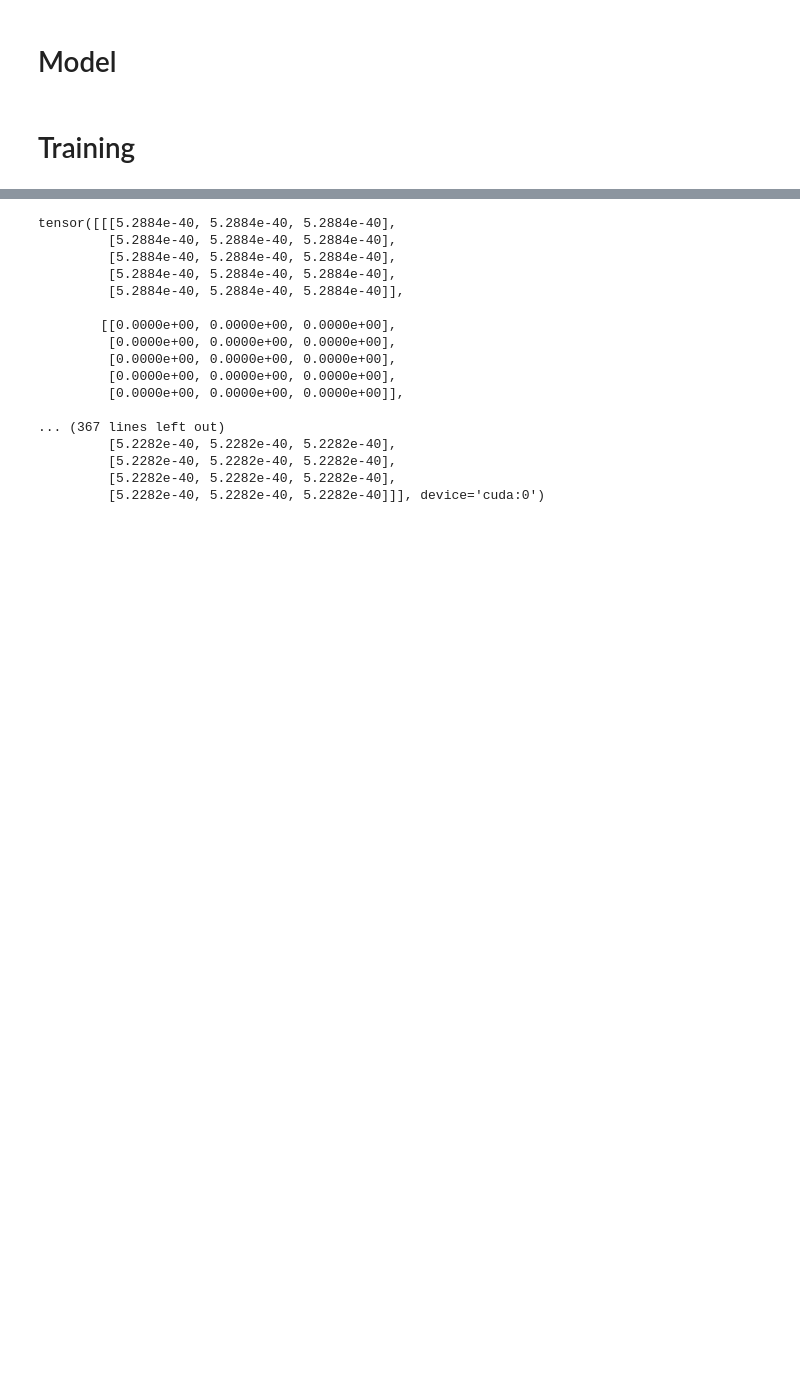
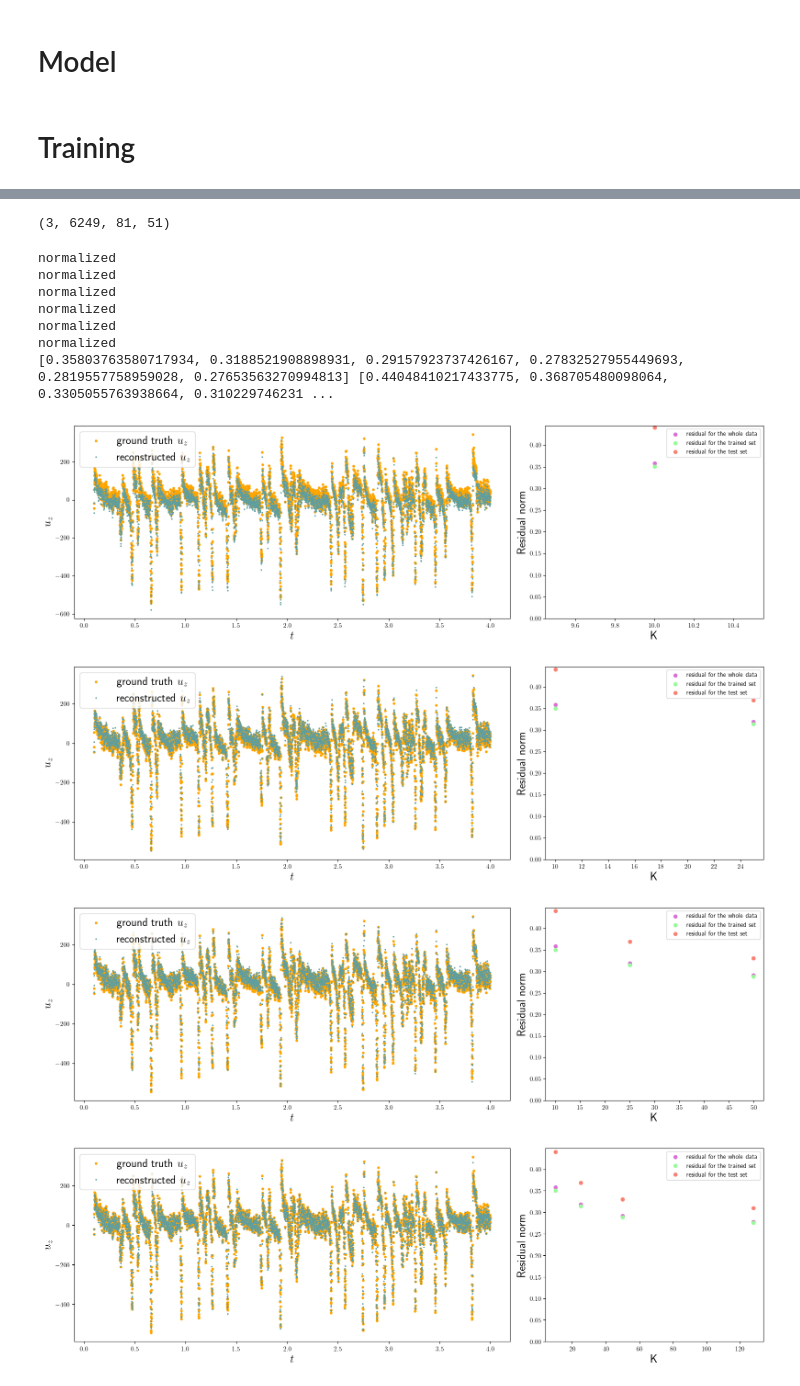
Before and after one commit to Julielmnt/Stage_M2, a Jupyter notebook: code/autoencoder.ipynb, the cells around one changed output, grey strips where cells are left out. Cells and saved outputs as stored; diff of their text form; code cells hidden in the pictures; blank space fills up the shorter version.

```diff
--- a/code/autoencoder.ipynb
+++ b/code/autoencoder.ipynb
@@ -260,20 +227,52 @@ with torch.no_grad():
-# %%
-encoded_data[0]
-# %% [output]
-tensor([[[5.2884e-40, 5.2884e-40, 5.2884e-40],
-         [5.2884e-40, 5.2884e-40, 5.2884e-40],
-         [5.2884e-40, 5.2884e-40, 5.2884e-40],
-         [5.2884e-40, 5.2884e-40, 5.2884e-40],
-         [5.2884e-40, 5.2884e-40, 5.2884e-40]],
-
-        [[0.0000e+00, 0.0000e+00, 0.0000e+00],
-         [0.0000e+00, 0.0000e+00, 0.0000e+00],
-         [0.0000e+00, 0.0000e+00, 0.0000e+00],
-         [0.0000e+00, 0.0000e+00, 0.0000e+00],
-         [0.0000e+00, 0.0000e+00, 0.0000e+00]],
-
-... (367 lines left out)
-         [5.2282e-40, 5.2282e-40, 5.2282e-40],
-         [5.2282e-40, 5.2282e-40, 5.2282e-40],
-         [5.2282e-40, 5.2282e-40, 5.2282e-40],
-         [5.2282e-40, 5.2282e-40, 5.2282e-40]]], device='cuda:0')
+# %%
+np.shape(X)
+# %% [output]
+(3, 6249, 81, 51)
+# %%
+from utils import compute_residual_norm
+
+Umax = simulation.Umax
+Wmax = simulation.Wmax
+Tmax = simulation.Tmax
+uz, uzmean = simulation.UZ()
+
+K_values = [10, 25, 50, 128, 500, 960]
+t_test = int(0.9*m + 1)
+
+residual_norm = []
+residual_norm_test = []
+residual_norm_train = []
+
+for i, K in enumerate(K_values):
+    decoded_data = apply_autoencoder(K)
+    decoded_simulation = Simulation(current_directory, normalize = False)
+    decoded_simulation.reconstruct_simulation(decoded_data.cpu().numpy(), rgb = True, normalize = [Umax, Wmax, Tmax])
+
+    X = np.reshape(simulation.X_rgb, (m, 3*h*l))
+    X_reconstructed = np.reshape(decoded_simulation.X_rgb, (m, 3*h*l))
+
+    X_test = np.reshape(simulation.X_rgb[:, t_test:, :,:], (m - t_test, 3*h*l))
+    X_reconstructed_test = np.reshape(decoded_simulation.X_rgb[:, t_test:, :,:], (m - t_test, 3*h*l))
+
+    X_train = np.reshape(simulation.X_rgb[:, :t_test, :,:], (t_test, 3*h*l))
+    X_reconstructed_train = np.reshape(decoded_simulation.X_rgb[:,:t_test, :,:], (t_test, 3*h*l))
+
+    residual_norm.append(compute_residual_norm(X, X_reconstructed))
+    residual_norm_test.append(compute_residual_norm(X_test, X_reconstructed_test))
+    residual_norm_train.append(compute_residual_norm(X_train, X_reconstructed_train))
+
+    uz_decoded, uzmean_decoded = decoded_simulation.UZ()
+    plot_uz()
+print(residual_norm, residual_norm_test, residual_norm_train)
+# %% [output]
+normalized
+normalized
+normalized
+normalized
+normalized
+normalized
+[0.35803763580717934, 0.3188521908898931, 0.29157923737426167, 0.27832527955449693, 0.2819557758959028, 0.27653563270994813] [0.44048410217433775, 0.368705480098064, 0.3305055763938664, 0.310229746231 ...
+[figure, added]
+[figure, added]
+[figure, added]
+[figure, added]
```
Also changed, not shown: parts of 24 cells of this notebook, 5 other files.
